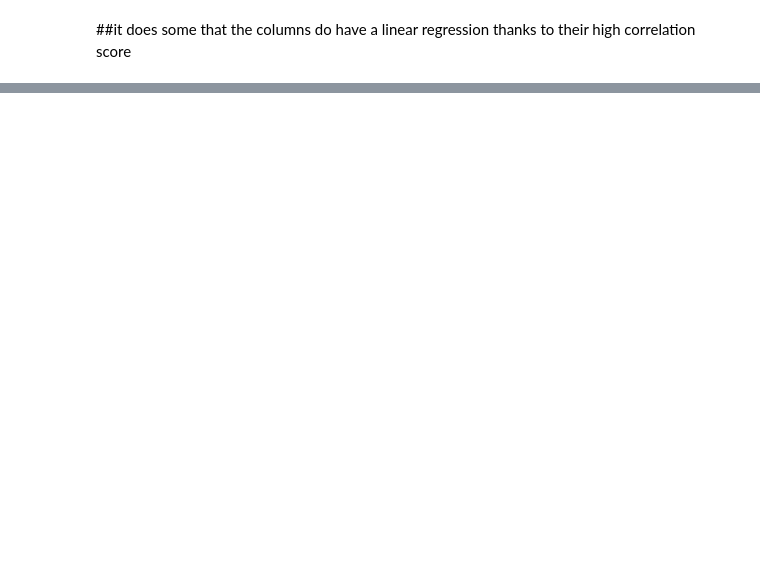
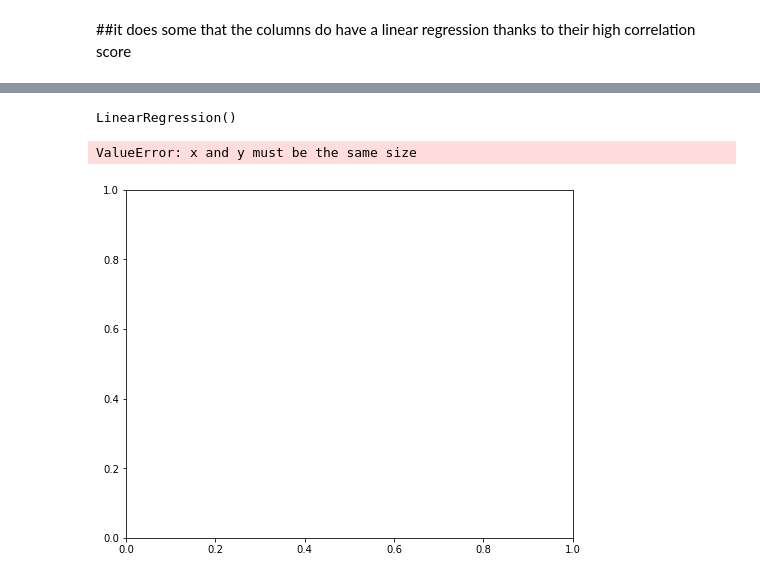
Before and after one commit to mrnguyener21/House-Prices-Analysis, a Jupyter notebook: house_prices_ml.ipynb, the cells around one changed output, grey strips where cells are left out. Cells and saved outputs as stored; diff of their text form; code cells hidden in the pictures; blank space fills up the shorter version.

Commit message:
found a linear relationship existing between price and the other columns

```diff
--- a/house_prices_ml.ipynb
+++ b/house_prices_ml.ipynb
@@ -115,7 +115,8 @@ Majority of sales prices seem to be around the $150,000 range
 #     return iplot(fig)
 # %%
 for i in df:
-    df.plot.scatter(x=i, y='SalePrice')
+    if i != 'SalePrice':
+        df.plot.scatter(x=i, y='SalePrice')
 # %% [output]
 [figure]
 [figure]
@@ -129,0 +143,9 @@ for i in df:
+# %%
+#so in this case, for the ML model, Y = SalePrice while X = the other columns
+x = df.iloc[:, :-1].values
+y = df.iloc[:, -1].values
+
+regressor = LinearRegression()
+regressor.fit(x,y)
+# %% [output]
+LinearRegression()
@@ -129,0 +154,7 @@ for i in df:
+# %%
+plt.scatter(i,y,color='red')
+plt.plot(i, regressor.predict(i), color='blue')
+plt.show()
+# %% [output]
+ValueError: x and y must be the same size
+[figure, added]
```
Also changed, not shown: parts of 3 cells of this notebook.
